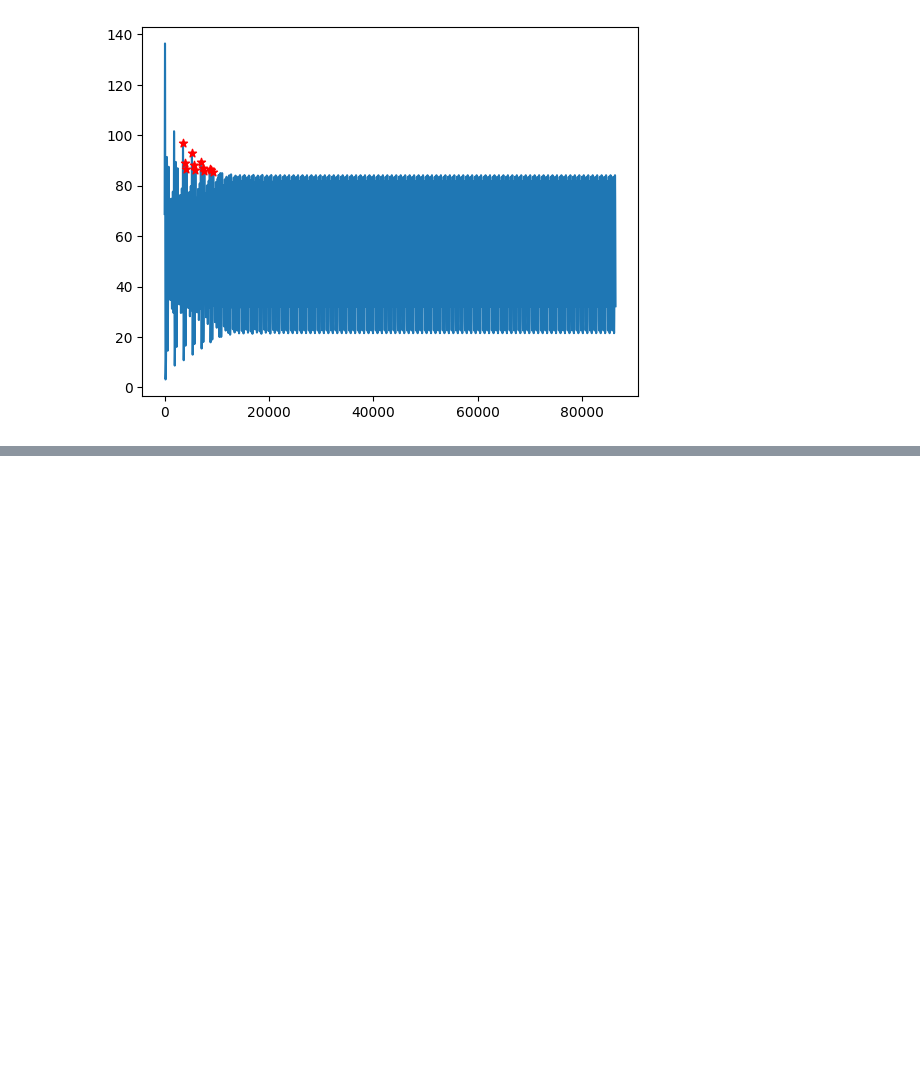
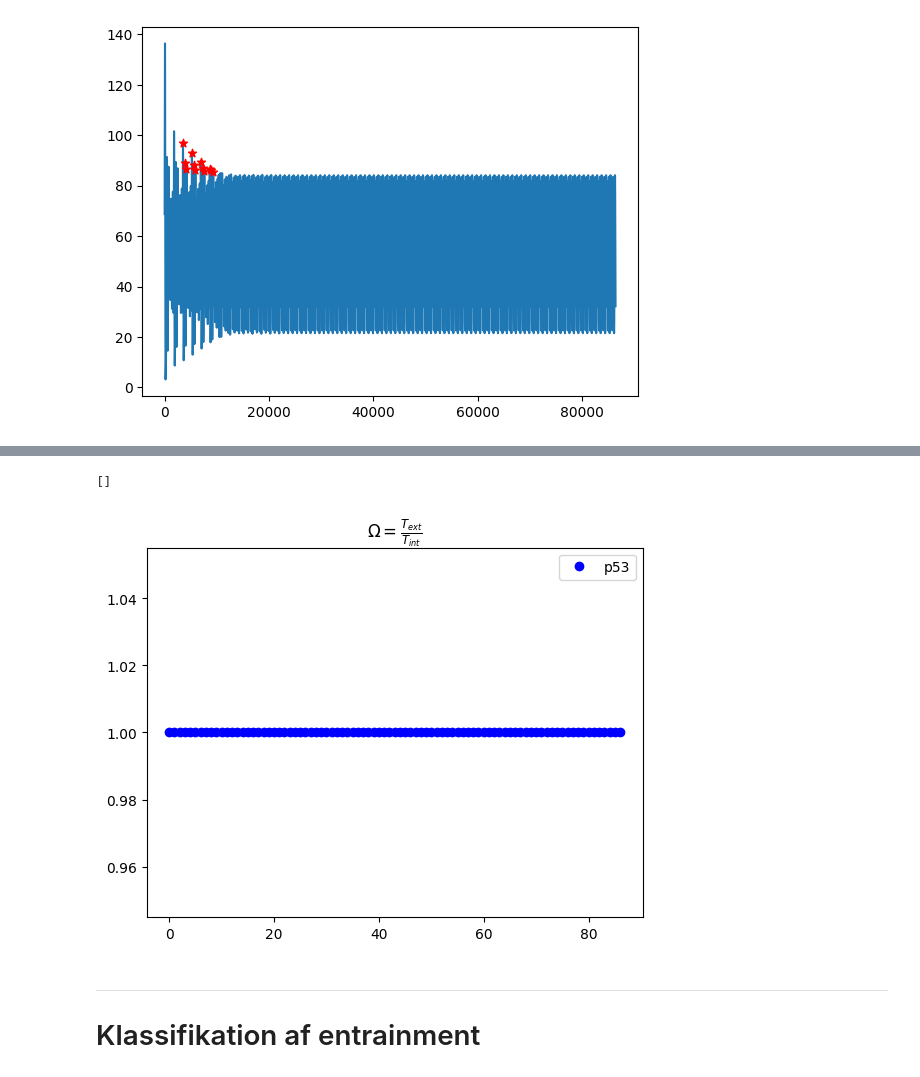
Before and after one commit to ErikBachRyhl/p53, a Jupyter notebook: gammel_nutlin_peak_finder.ipynb, the cells around one changed output, grey strips where cells are left out. Cells and saved outputs as stored; diff of their text form; code cells hidden in the pictures; blank space fills up the shorter version.

```diff
--- a/gammel_nutlin_peak_finder.ipynb
+++ b/gammel_nutlin_peak_finder.ipynb
@@ -258,0 +311,25 @@ plt.scatter(t_1[index_højeste_peaks], p_1[index_højeste_peaks], marker='*', co
+# %%
+def show_period_convergence(t, peaks, T_ext):
+    approx_big_omega = np.floor(len(all_p53_peaks_after_adding_nutlin)/len(top_peaks_after_adding_nutlin))
+    top_period_spacing = np.diff(t[peaks])
+    T_int = top_period_spacing / approx_big_omega
+
+    OOmega_array = np.round(T_ext / T_int, 5)
+    return OOmega_array
+# %%
+period_convergence = show_period_convergence(t_1, top_peaks_after_adding_nutlin, T_ext_sim1)
+# %%
+x_dummy = np.arange(len(period_convergence))
+# %%
+plt.plot(x_dummy, period_convergence, 'bo', label=r"p53")
+
+plt.legend()
+
+plt.title(r"$\Omega = \frac{T_{ext}}{T_{int}}$")
+plt.plot()
+# %% [output]
+[]
+[figure, added]
+# %% [markdown]
+___
+# Klassifikation af entrainment
```
Also changed, not shown: parts of 30 cells of this notebook, 14 other files.
